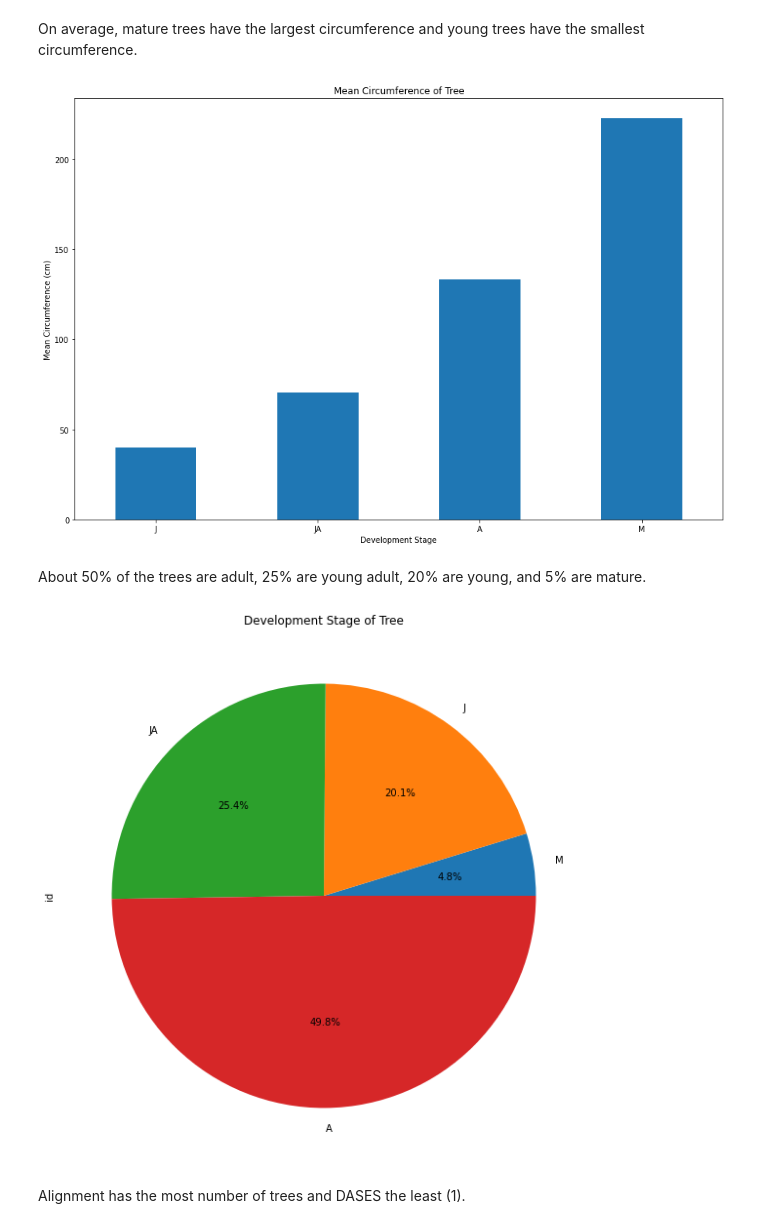
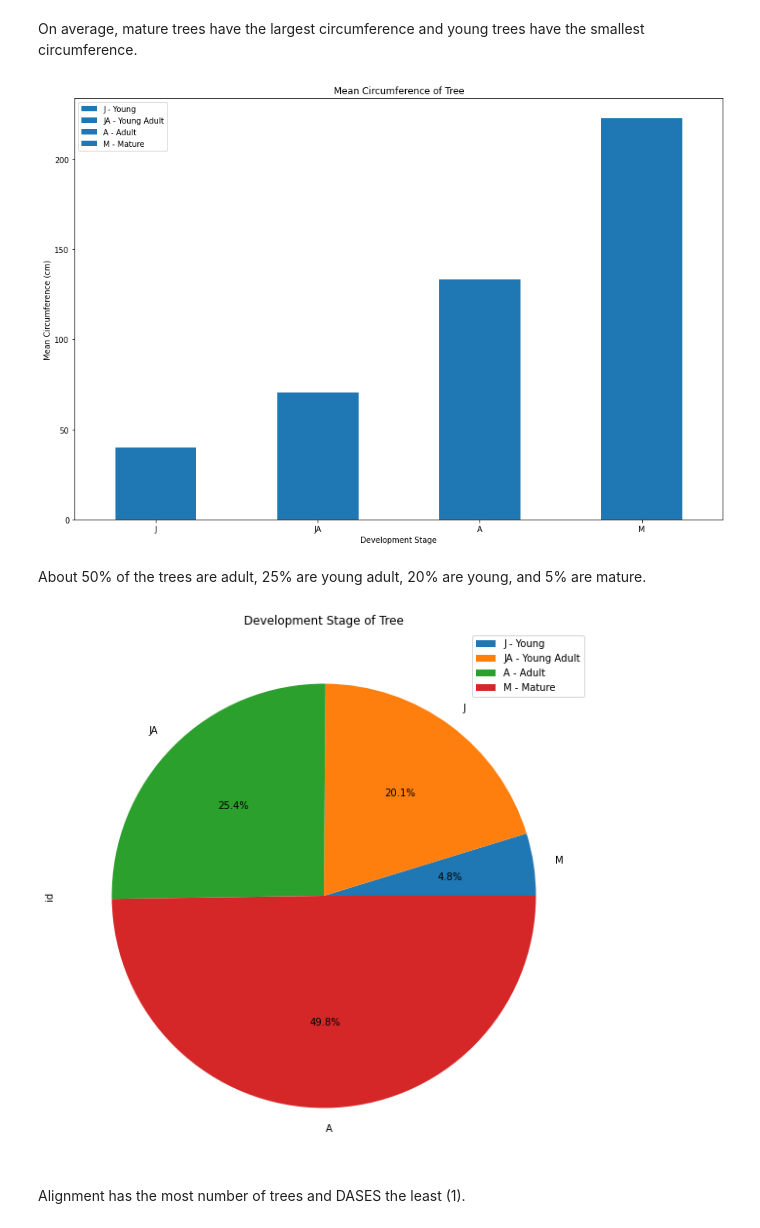
Before and after one commit to pajeeokoth/Smart_City, a Jupyter notebook: P2_01_jupyternotebook.ipynb, the cells around one changed output. Drawn from its saved outputs; the diff is of its cells as text; code cells hidden in the pictures.

```diff
--- a/P2_01_jupyternotebook.ipynb
+++ b/P2_01_jupyternotebook.ipynb
@@ -357,18 +370,20 @@ avg_hght = grp['circumference_cm'].mean().sort_values(ascending=True)
 avg_hght.plot(kind='bar', title='Mean Circumference of Tree')
 plt.ylabel('Mean Circumference (cm)')
 plt.xlabel('Development Stage')
+plt.legend(handles = [j, ja, a, m])
 plt.xticks(rotation=0)
 plt.show()
 # %% [output]
-[figure, old version]
+[figure, new version]
 # %% [markdown]
 About 50% of the trees are adult, 25% are young adult, 20% are young, and 5% are mature.
 # %%
 # Generate a pie plot showing the count distribution of tree for each development stage
 pie_chart = group.plot(kind='pie', y = 'development_stage', title ='Development Stage of Tree', autopct='%1.1f%%')
+plt.legend(['J - Young','JA - Young Adult','A - Adult','M - Mature'])
 plt.show()
 # %% [output]
-[figure, old version]
+[figure, new version]
 # %% [markdown]
 Alignment has the most number of trees and DASES the least (1).
 # %%
```
Also changed, not shown: parts of 18 cells of this notebook, 2 other files.
